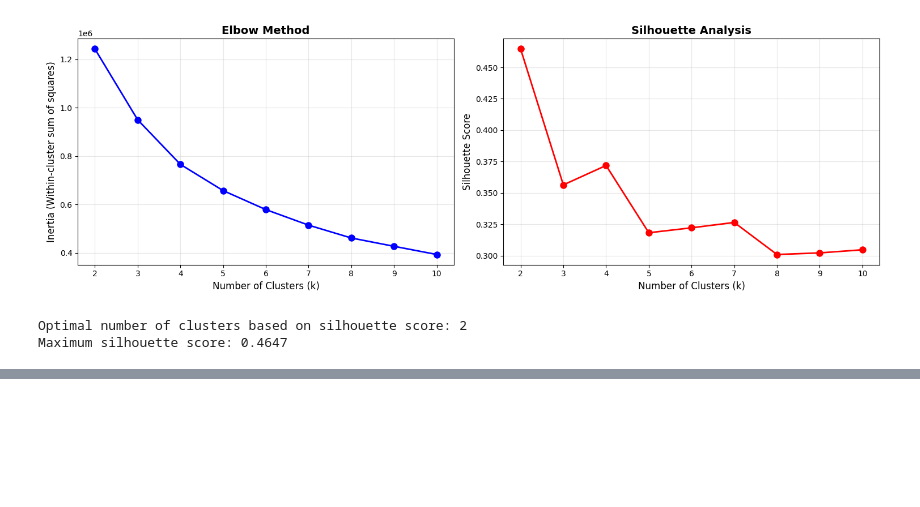
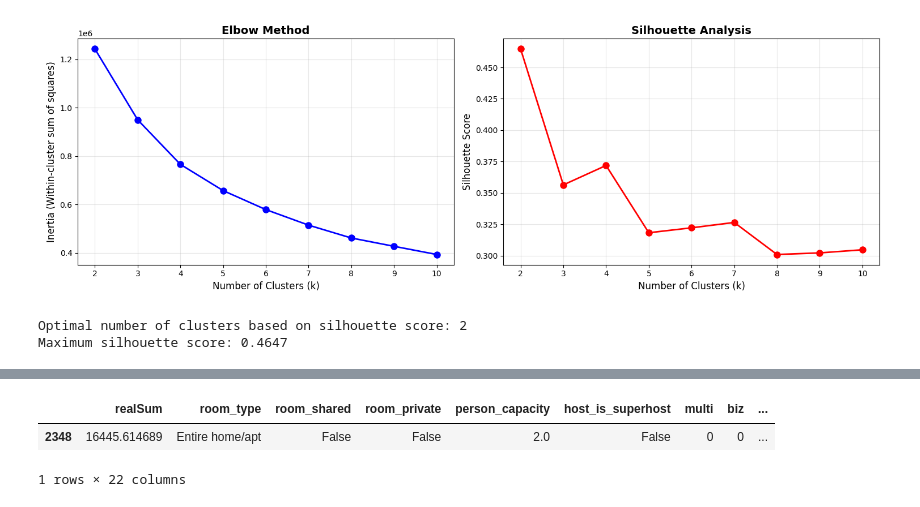
Before and after one commit to WaShindeiru/data_mining, a Jupyter notebook: mining_cluster.ipynb, the cells around one changed output, grey strips where cells are left out. Saved outputs shown, nothing was run; the diff lists cells and outputs as text; code cells hidden in the pictures; blank space fills up the shorter version.

```diff
--- a/mining_cluster.ipynb
+++ b/mining_cluster.ipynb
@@ -314,0 +317,6 @@ Cluster sizes: {1: 3757, 4: 1567, 0: 894, 2: 469, 3: 1}
+# %%
+paris_all_std[paris_all_std["realSum"] > 14000]
+# %% [output]
+|  | realSum | room_type | room_shared | room_private | person_capacity | host_is_superhost | multi | biz | ... |
+| 2348 | 16445.614689 | Entire home/apt | False | False | 2.0 | False | 0 | 0 | ... |
+1 rows × 22 columns
```
Also changed, not shown: parts of 6 cells of this notebook.
